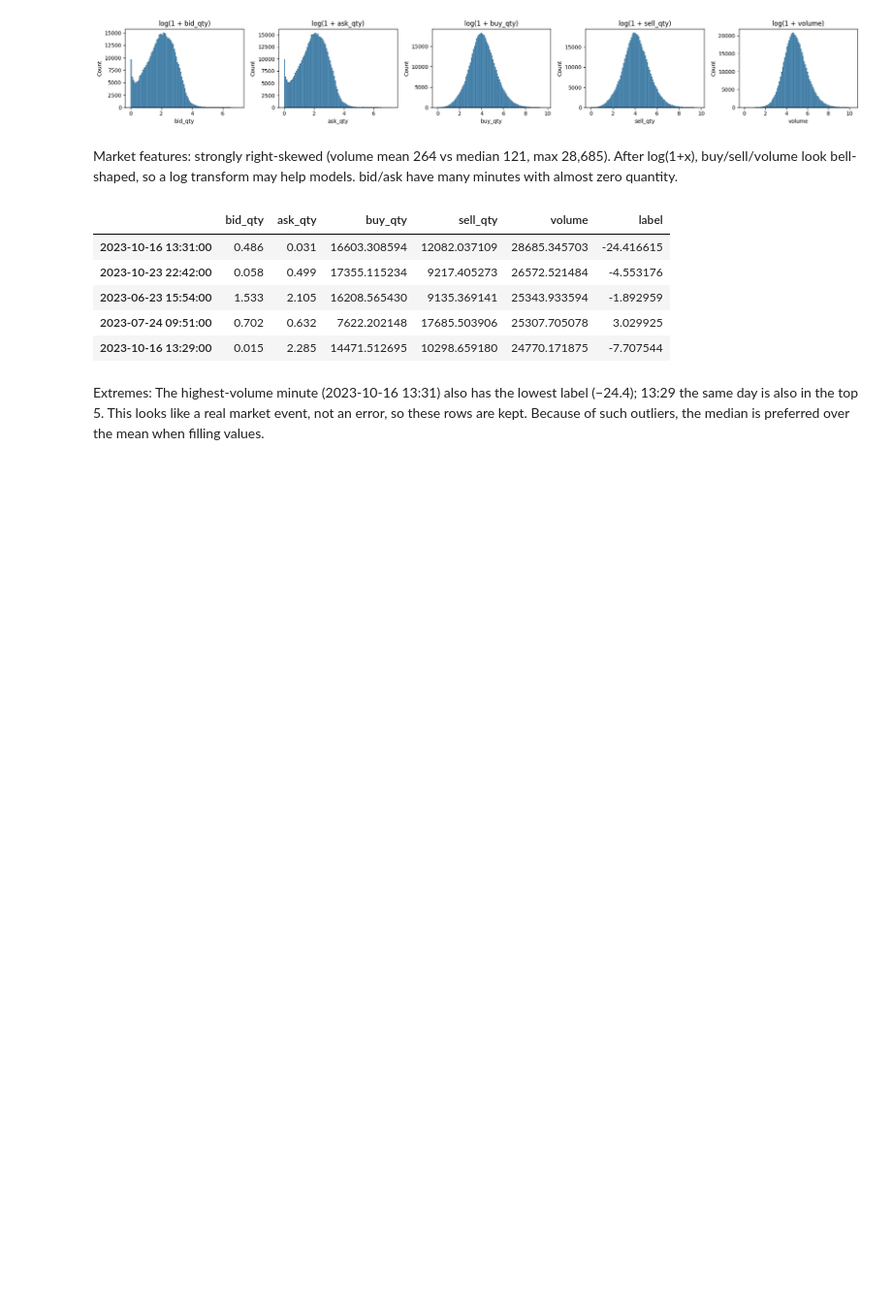
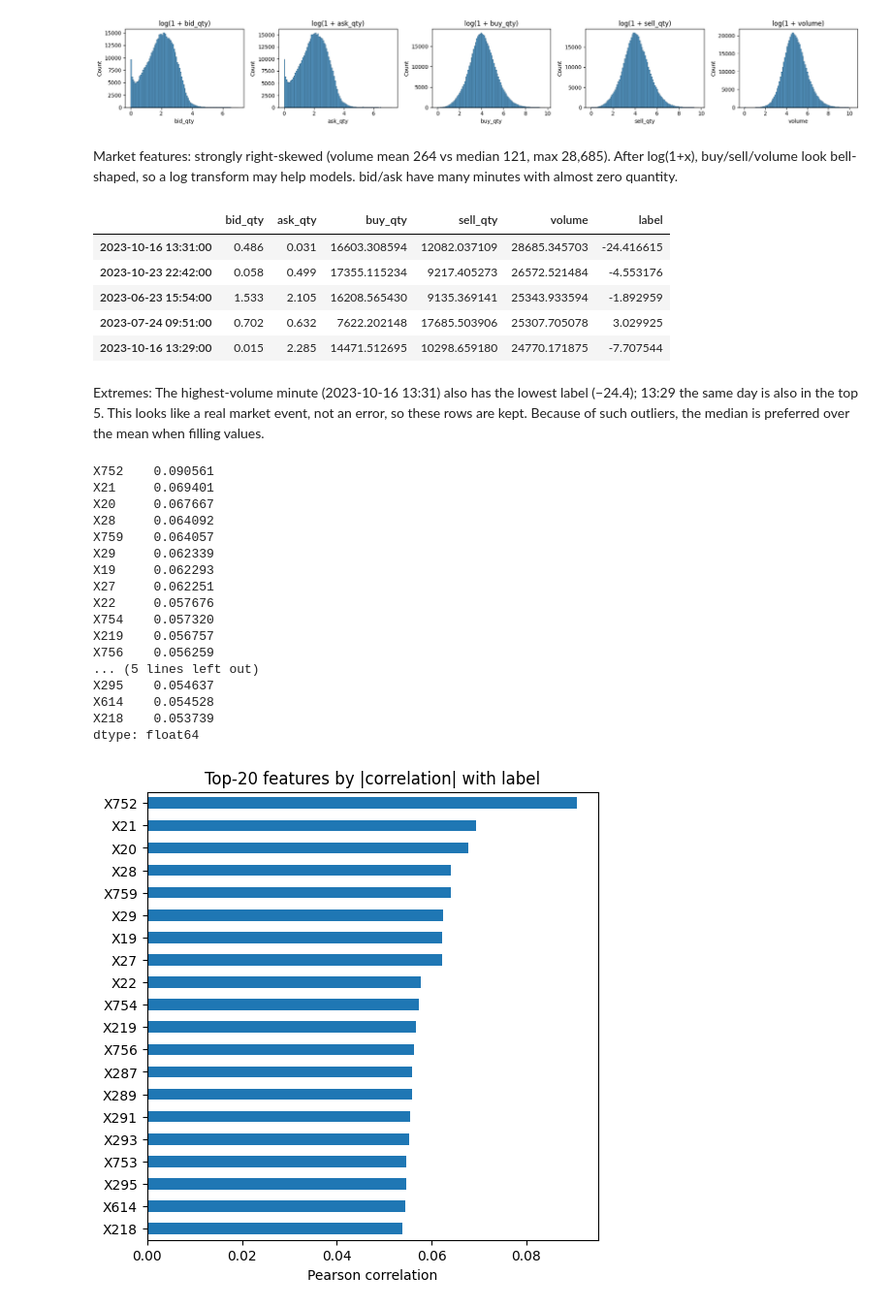
Before and after one commit to Mustafa-karcak/GROUP56_CENG313, a Jupyter notebook: assignment1_eda_baseline.ipynb, the cells around one changed output. Shown at 97% size. Saved outputs shown, nothing was run; the diff lists cells and outputs as text; code cells hidden in the pictures; blank space fills up the shorter version.

Commit message:
added correlation analysis

```diff
--- a/assignment1_eda_baseline.ipynb
+++ b/assignment1_eda_baseline.ipynb
@@ -200,3 +200,30 @@ train.nlargest(5, 'volume')[mk + ['label']]
 | 2023-10-16 13:29:00 | 0.015 | 2.285 | 14471.512695 | 10298.659180 | 24770.171875 | -7.707544 |
 # %% [markdown]
 Extremes: The highest-volume minute (2023-10-16 13:31) also has the lowest label (−24.4); 13:29 the same day is also in the top 5. This looks like a real market event, not an error, so these rows are kept. Because of such outliers, the median is preferred over the mean when filling values.
+# %%
+top = utils.top_correlations(train, 'label', k=20)
+print(top)
+
+top.sort_values().plot.barh(figsize=(6, 6))
+plt.title('Top-20 features by |correlation| with label')
+plt.xlabel('Pearson correlation')
+plt.show()
+# %% [output]
+X752    0.090561
+X21     0.069401
+X20     0.067667
+X28     0.064092
+X759    0.064057
+X29     0.062339
+X19     0.062293
+X27     0.062251
+X22     0.057676
+X754    0.057320
+X219    0.056757
+X756    0.056259
+... (5 lines left out)
+X295    0.054637
+X614    0.054528
+X218    0.053739
+dtype: float64
+[figure, added]
```
Also changed, not shown: parts of 5 cells of this notebook.
